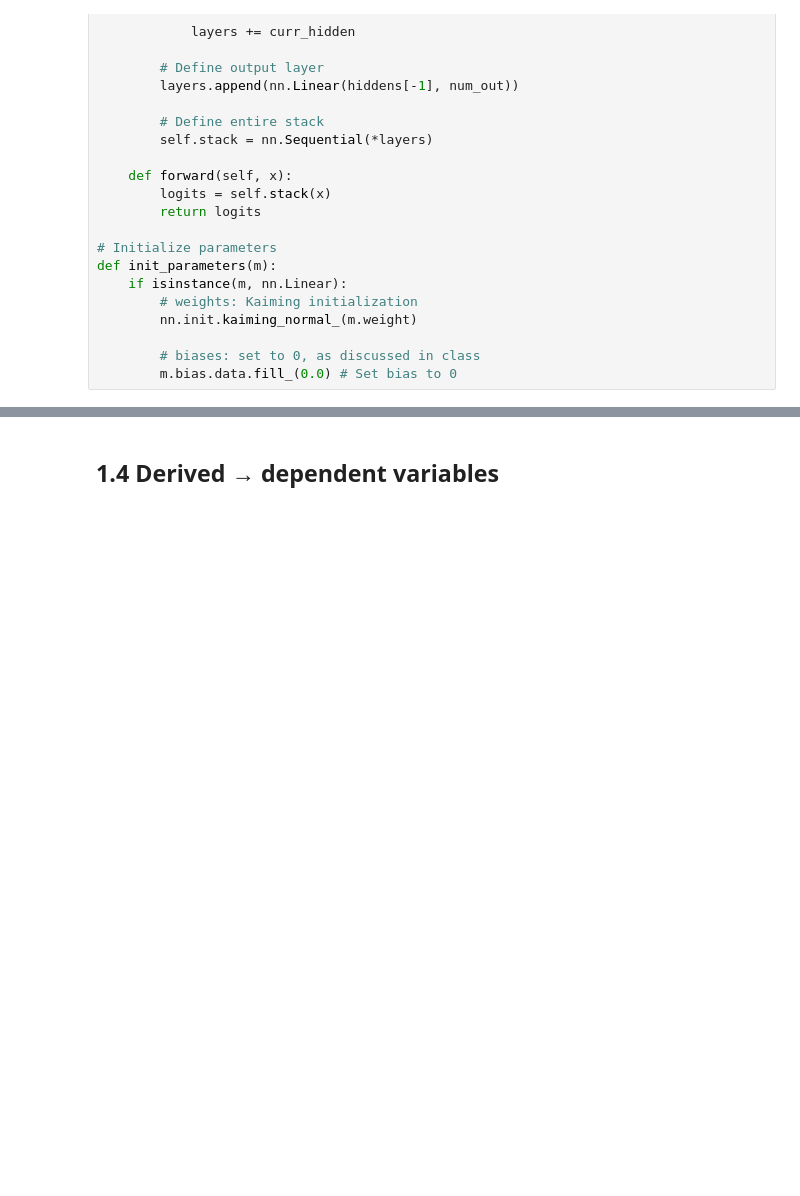
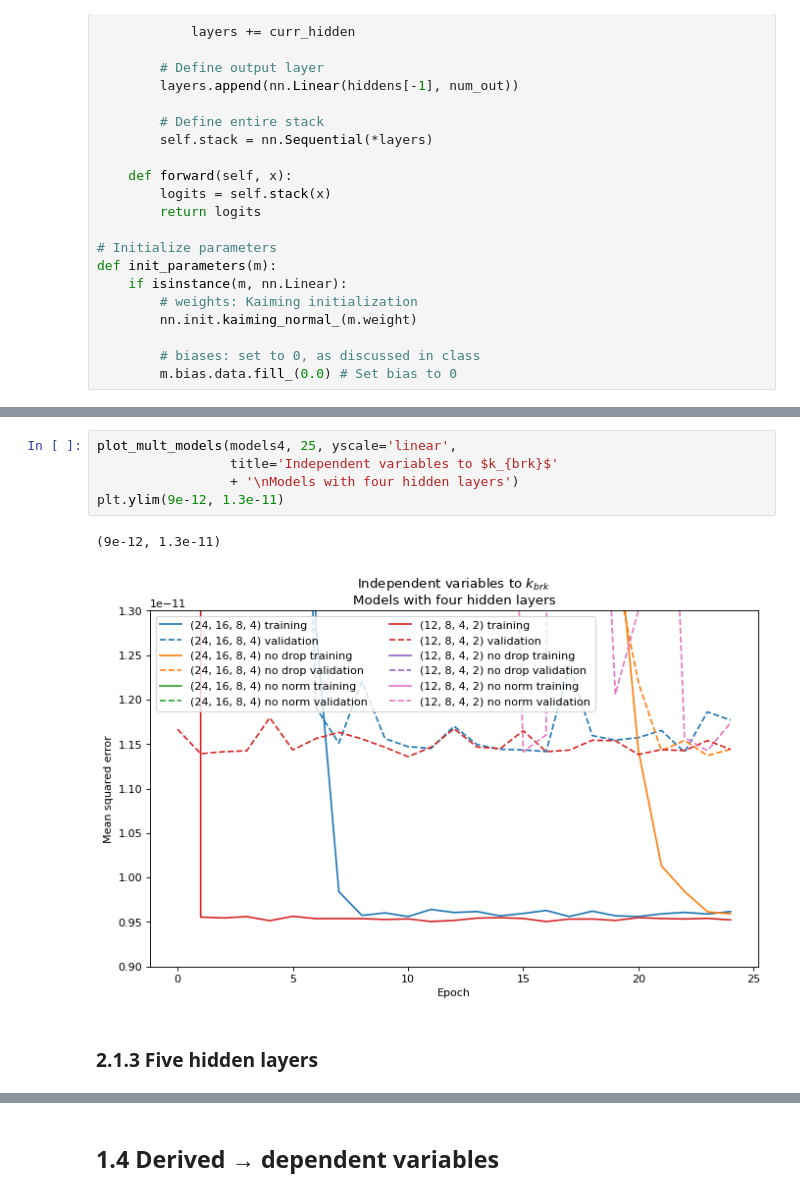
Before and after one commit to vtd9/solar_regression, a Jupyter notebook: hw2.ipynb, the cells around one changed output, grey strips where cells are left out. Drawn from its saved outputs; the diff is of its cells as text; blank space fills up the shorter version.

```diff
--- a/hw2.ipynb
+++ b/hw2.ipynb
@@ -374,0 +448,10 @@ plot_mult_models(models, title='Models with four hidden layers')
+# %%
+plot_mult_models(models4, 25, yscale='linear',
+                 title='Independent variables to $k_{brk}$'
+                 + '\nModels with four hidden layers')
+plt.ylim(9e-12, 1.3e-11)
+# %% [output]
+(9e-12, 1.3e-11)
+[figure, added]
+# %% [markdown]
+### 2.1.3 Five hidden layers
```
Also changed, not shown: parts of 28 cells of this notebook.
